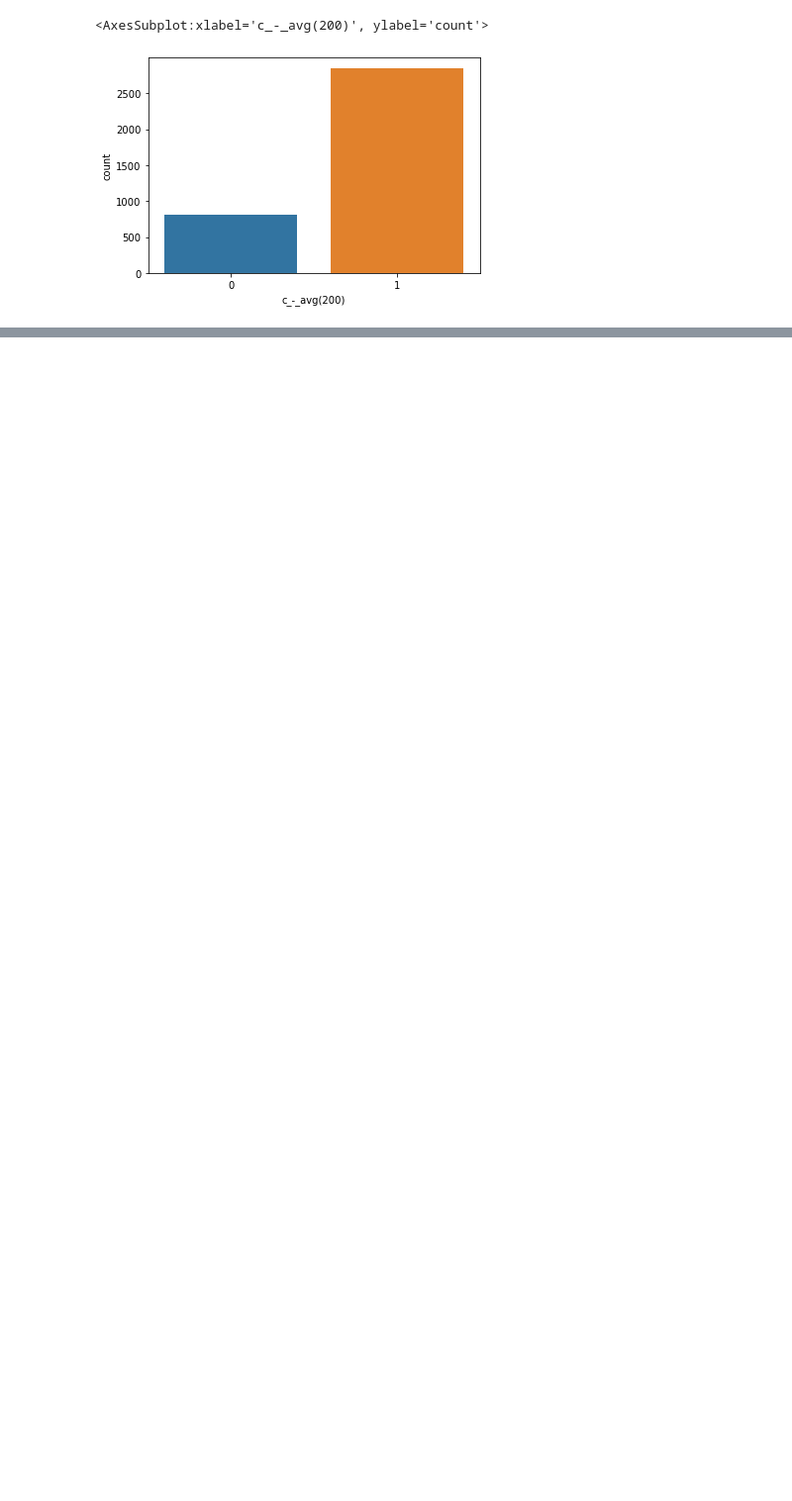
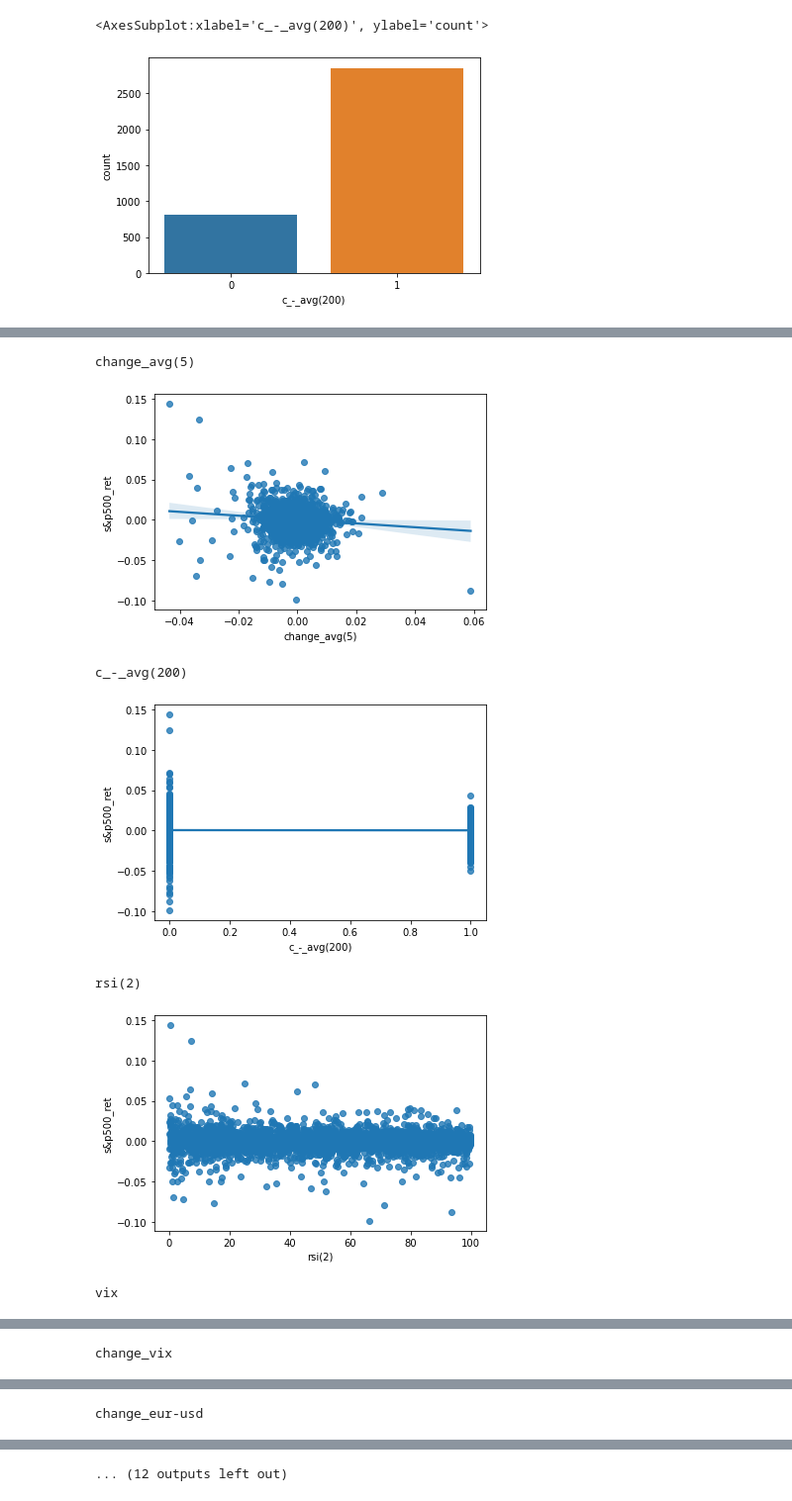
Before and after one commit to paulidl/Mid-bootcamp-project, a Jupyter notebook: Mid-bootcamp-project-main/Midproject_1.ipynb, the cells around one changed output, grey strips where cells are left out. Shown at 99% size. Saved outputs shown, nothing was run; the diff lists cells and outputs as text; code cells hidden in the pictures; blank space fills up the shorter version.

```diff
--- a/Mid-bootcamp-project-main/Midproject_1.ipynb
+++ b/Mid-bootcamp-project-main/Midproject_1.ipynb
@@ -539,7 +529,0 @@ new_df.head()
-# %%
-# list = ['Change AVG(5)', 'C - AVG(200)', 'RSI(2)', 'VIX', 'Change VIX','Change EUR-USD', 'Change 10YR_IR', 'Change CRUDE OIL', 'Change NG','Change GOLD', 'S&P500 RET', 'RET_LABEL']
-
-for i in new_df:
-    print(i)
-    sns.regplot(x=i,y='s&p500_ret',data=new_df)
-    plt.show()
@@ -559,0 +553,15 @@ change_eur-usd
+# %%
+# list = ['Change AVG(5)', 'C - AVG(200)', 'RSI(2)', 'VIX', 'Change VIX','Change EUR-USD', 'Change 10YR_IR', 'Change CRUDE OIL', 'Change NG','Change GOLD', 'S&P500 RET', 'RET_LABEL']
+
+for i in df2:
+    print(i)
+    sns.regplot(x=i,y='s&p500_ret',data=df2)
+    plt.show()
+# %% [output]
+change_avg(5)
+[figure, added]
+c_-_avg(200)
+[figure, added]
+rsi(2)
+[figure, added]
+vix
@@ -559,0 +569 @@ change_eur-usd
+change_vix
@@ -559,0 +571 @@ change_eur-usd
+change_eur-usd
@@ -559,0 +573 @@ change_eur-usd
+... (12 outputs left out)
```
Also changed, not shown: parts of 84 cells of this notebook, 1 other file.
